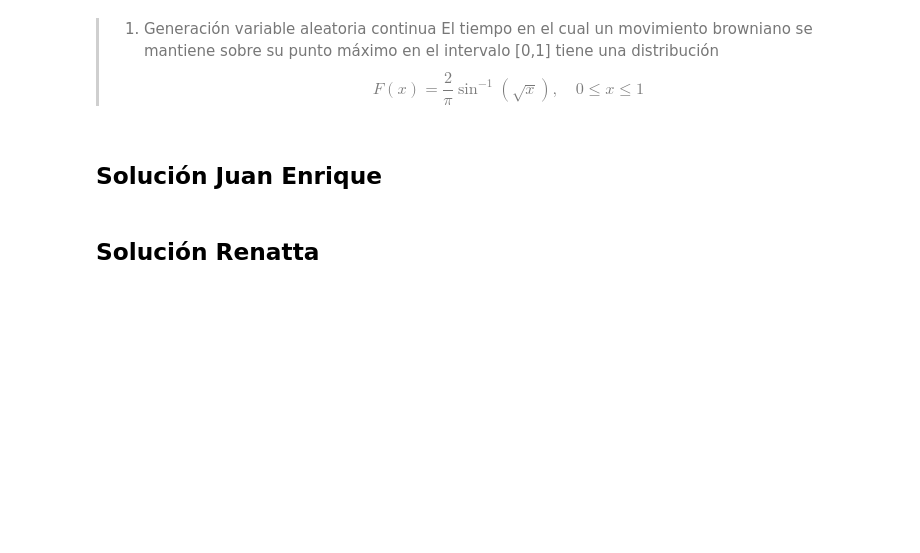
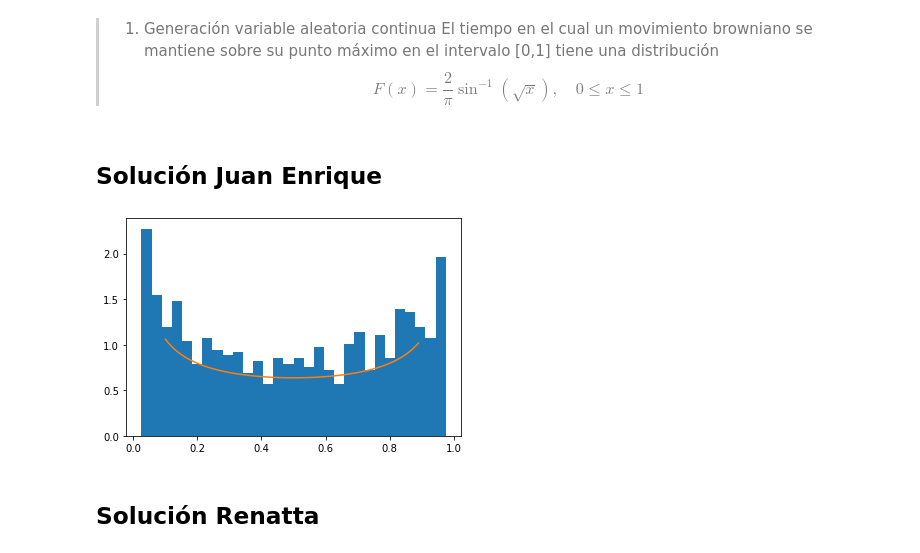
Before and after one commit to renattaGS/Tareas_simproc_aguirre_garcia, a Jupyter notebook: Tarea 4.ipynb, the cells around one changed output. Drawn from its saved outputs; the diff is of its cells as text; code cells hidden in the pictures; blank space fills up the shorter version.

```diff
--- a/Tarea 4.ipynb
+++ b/Tarea 4.ipynb
@@ -22,6 +22,23 @@
 >$$F(x)=\frac{2}{\pi}\sin^{-1}(\sqrt x),\quad 0\leq x\leq 1$$ </font>
 # %% [markdown]
 ## Solución Juan Enrique
+# %%
+def comparar_aleatorias_densidad(f, Finv, N):
+    u = np.random.uniform(0.1, 0.9, N)
+    f_rand = Finv(u)
+    x = np.arange(0.1, 0.9, 0.01)
+
+    f_densidad = f(x)
+    plt.hist(f_rand, bins=30, density=True)
+    plt.plot(x, f_densidad)
+    plt.show()
+# %%
+f = lambda x: 1/((np.sqrt(1-x))*np.sqrt(x)*np.pi)
+Finv = lambda u: (np.sin(u*np.pi/2))**2
+N = 1000
+comparar_aleatorias_densidad(f, Finv, N)
+# %% [output]
+[figure, added]
 # %% [markdown]
 ## Solución Renatta
 # %% [markdown]
```
Also changed, not shown: parts of 33 cells of this notebook.
